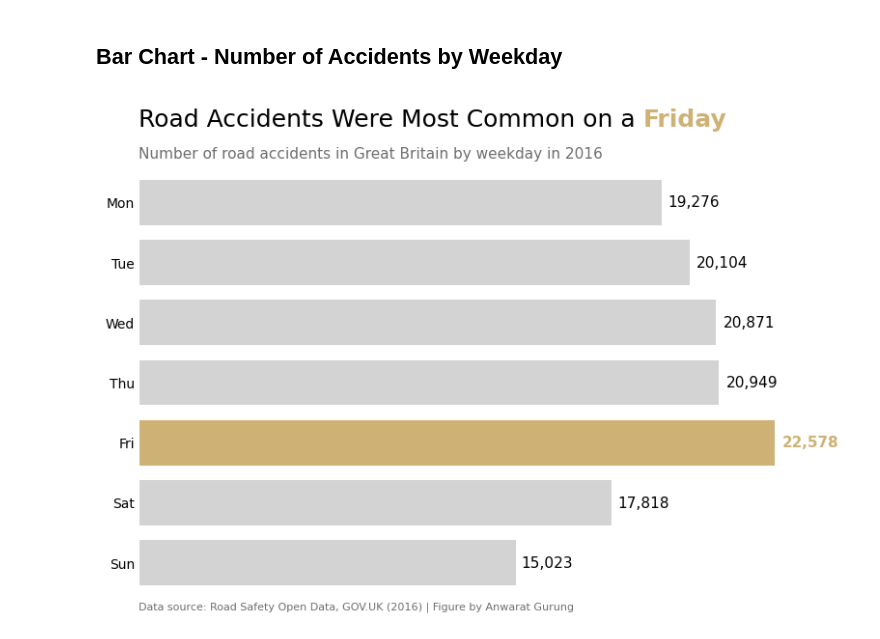
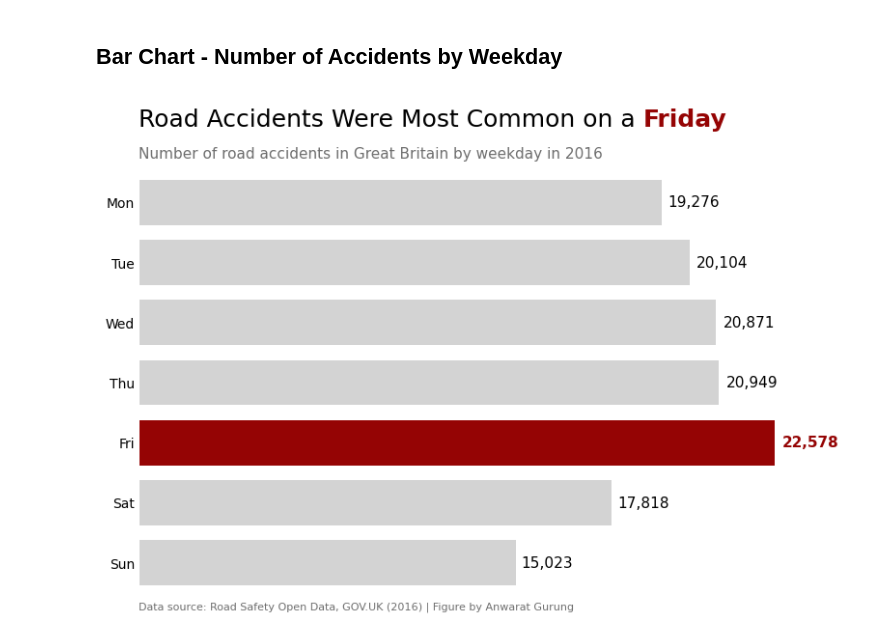
Before and after one commit to anw-g01/dataviz-anw, a Jupyter notebook: road_safety_open_data_2016/notebooks/accidents_by_weekday.ipynb, the cells around one changed output. Cells and saved outputs as stored; diff of their text form; code cells hidden in the pictures.

Commit message:
change colour palette to Abbott - highlight bar colour to a striking red

```diff
--- a/road_safety_open_data_2016/notebooks/accidents_by_weekday.ipynb
+++ b/road_safety_open_data_2016/notebooks/accidents_by_weekday.ipynb
@@ -49,14 +49,14 @@ df
 ## Bar Chart - Number of Accidents by Weekday
 # %%
 # choose a colour palette
-cmap = load_cmap("AsteroidCity1")
+cmap = load_cmap("Abbott")
 colours = cmap.colors
 
 # identify weekday with most accidents
 highlight_day = df.loc[df["num_accidents"].idxmax(), "weekday_name"]
 
 # colour mapping for bars (highlight the weekday with most accidents and grey out the rest)
-highlight_colour = colours[1]
+highlight_colour = colours[0]
 colours_df = (df["weekday_name"] == highlight_day).map({
     True: highlight_colour,
     False: "lightgrey"
@@ -102,31 +102,31 @@ fig_text(
     highlight_textprops=[
         {"color": highlight_colour, "weight": "bold"},
     ],
     fontsize=18
 )
 
 # chart subtitle
 fig.text(
     x=x_value, y=y_value * 0.91,
     # s="Number of Road Accidents by Day of the Week in 2016",
     s="Number of road accidents in Great Britain by weekday in 2016",
     size=11,
     color="#6e6e6e"
 )
 
 # chart caption
 fig.text(
     x_value,
     0.1,
     "Data source: Road Safety Open Data, GOV.UK (2016) | Figure by Anwarat Gurung",
     ha="left",
     va="bottom",
     fontsize=8,
     color="#6e6e6e",
 )
 
 plt.savefig("../images/accidents_by_weekday_bar_chart.png", dpi=200, bbox_inches="tight")
 
 plt.show()
 # %% [output]
-[figure, old version]
+[figure, new version]
```
Also changed, not shown: 1 other file.
